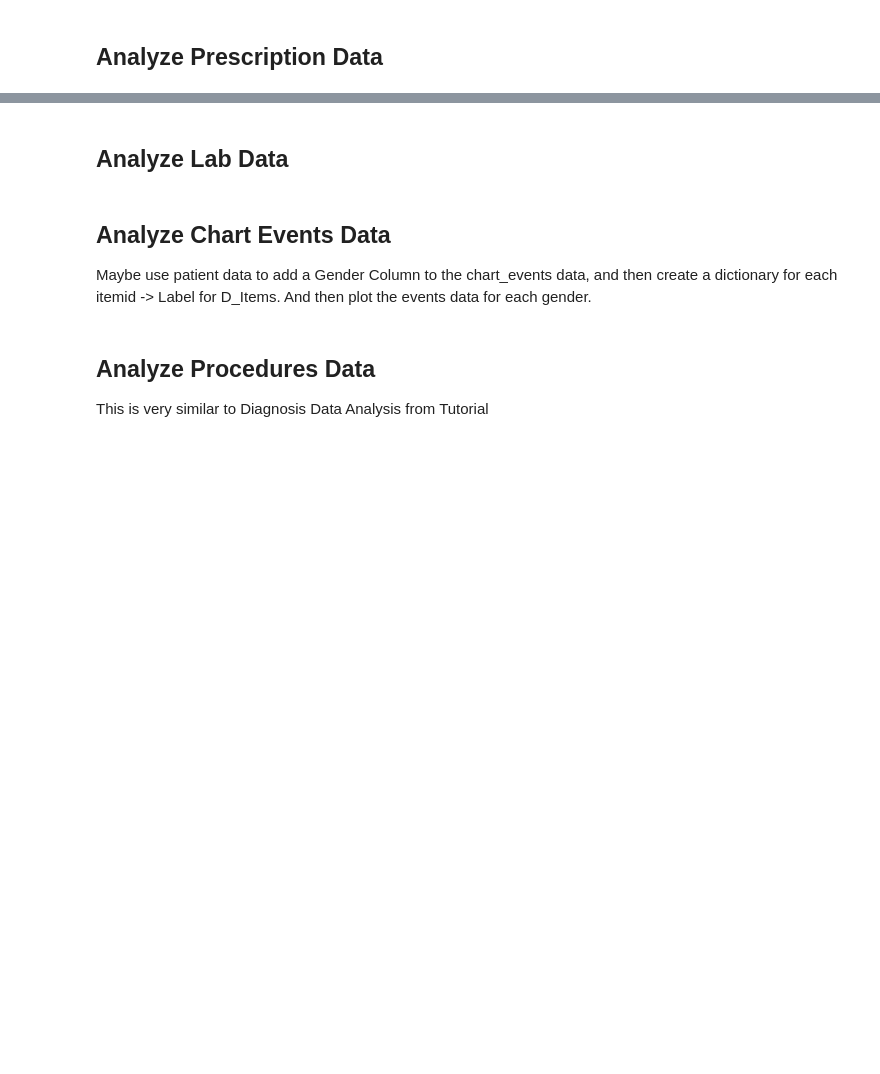
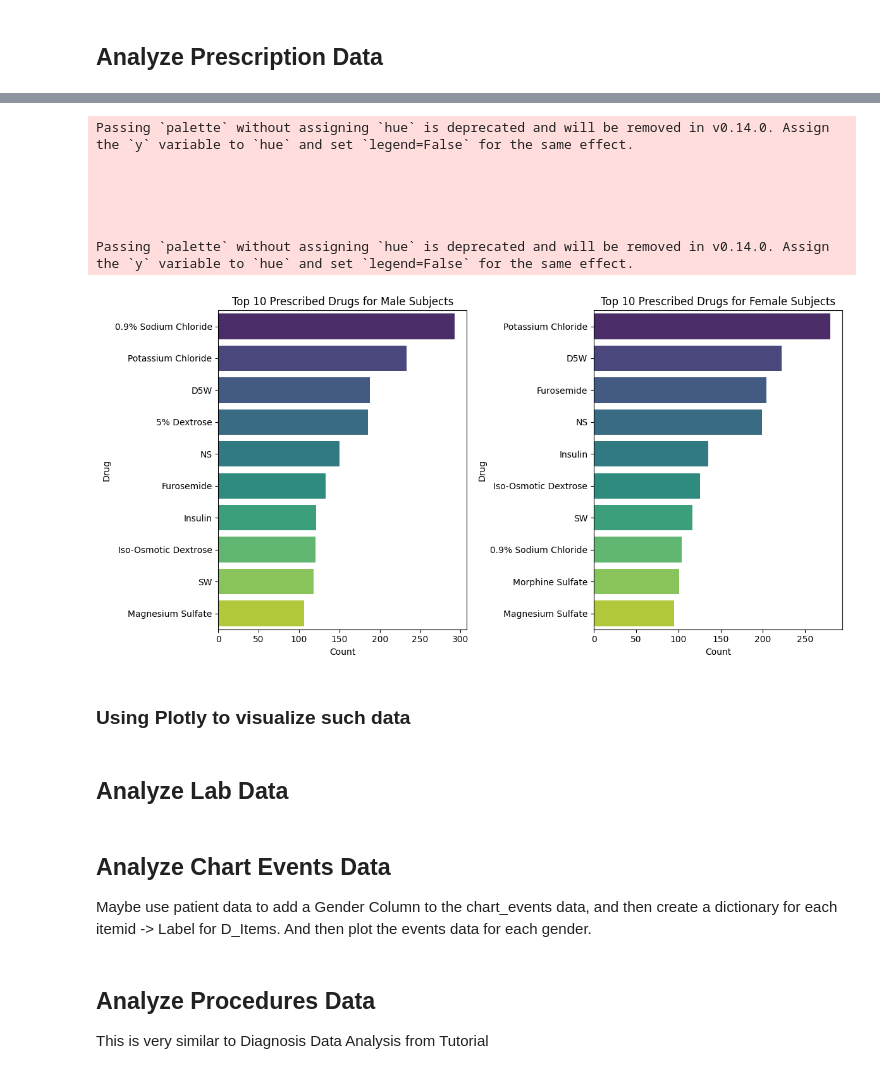
Before and after one commit to JaykumarPatel4802/ai-in-health, a Jupyter notebook: Homework/Assignment 2 - MIMIC Visualization/DataVisualizationAdditional.ipynb, the cells around one changed output, grey strips where cells are left out. Saved outputs shown, nothing was run; the diff lists cells and outputs as text; code cells hidden in the pictures; blank space fills up the shorter version.

```diff
--- a/Homework/Assignment 2 - MIMIC Visualization/DataVisualizationAdditional.ipynb
+++ b/Homework/Assignment 2 - MIMIC Visualization/DataVisualizationAdditional.ipynb
@@ -14,0 +143,39 @@ prescriptions = pd.read_csv('mimic-iii-clinical-database-demo-1.4/PRESCRIPTIONS.
+# %%
+# Get count of drugs prescribed for each gender
+
+prescription_counts_male = merged_prescription_patients[merged_prescription_patients['gender'] == 'M']['drug'].value_counts().head(10)
+prescription_counts_female = merged_prescription_patients[merged_prescription_patients['gender'] == 'F']['drug'].value_counts().head(10)
+
+# Create a figure with subplots
+plt.figure(figsize=(12, 6))
+
+# Subplot for Male Subjects
+plt.subplot(1, 2, 1)
+sns.barplot(x=prescription_counts_male.values, y=prescription_counts_male.index, palette='viridis')
+plt.title("Top 10 Prescribed Drugs for Male Subjects")
+plt.xlabel("Count")
+plt.ylabel("Drug")
+
+# Subplot for Female Subjects
+plt.subplot(1, 2, 2)
+sns.barplot(x=prescription_counts_female.values, y=prescription_counts_female.index, palette='viridis')
+plt.title("Top 10 Prescribed Drugs for Female Subjects")
+plt.xlabel("Count")
+plt.ylabel("Drug")
+
+# Adjust layout
+plt.tight_layout()
+
+# Show the plot
+plt.show()
+# %% [output]
+Passing `palette` without assigning `hue` is deprecated and will be removed in v0.14.0. Assign the `y` variable to `hue` and set `legend=False` for the same effect.
+
+
+
+
+
+Passing `palette` without assigning `hue` is deprecated and will be removed in v0.14.0. Assign the `y` variable to `hue` and set `legend=False` for the same effect.
+[figure, added]
+# %% [markdown]
+### Using Plotly to visualize such data
```
Also changed, not shown: parts of 15 cells of this notebook.
